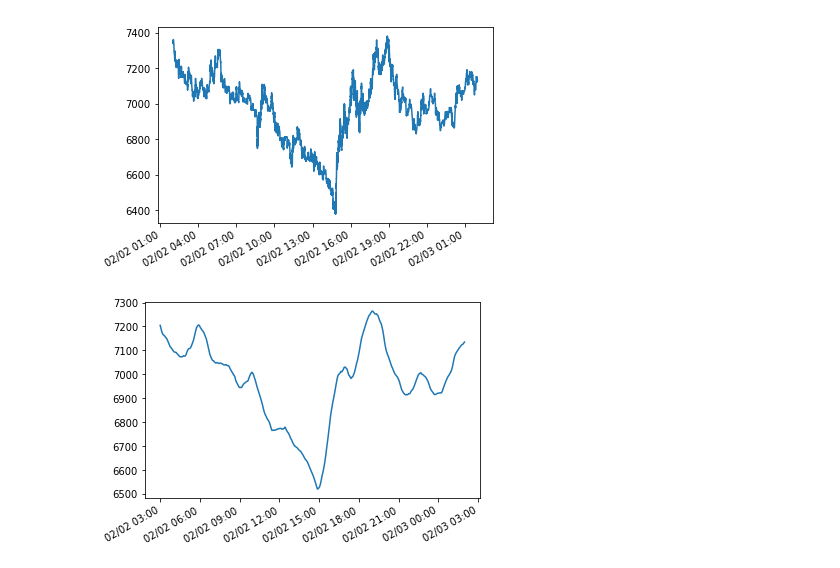
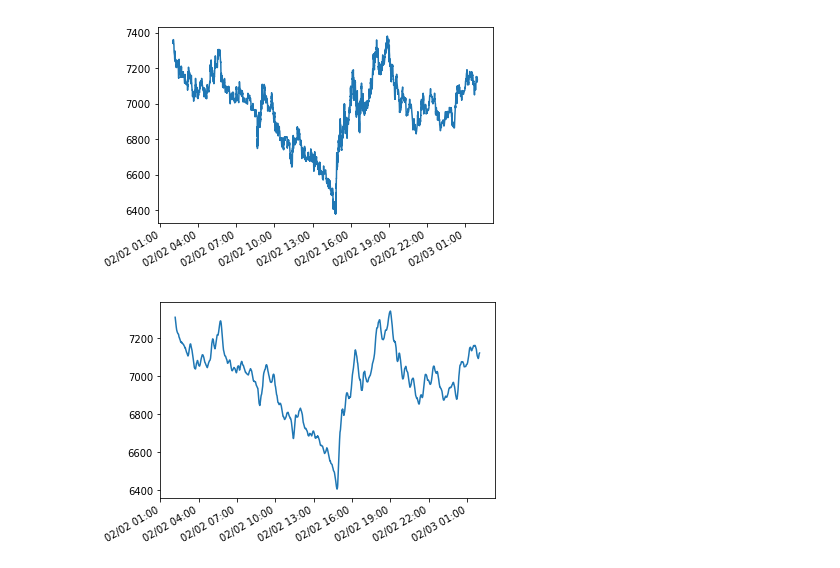
Before and after one commit to shlokKh/Crypto-Brus, a Jupyter notebook: SMANotebook.ipynb, the cells around one changed output. Saved outputs shown, nothing was run; the diff lists cells and outputs as text; code cells hidden in the pictures.

```diff
--- a/SMANotebook.ipynb
+++ b/SMANotebook.ipynb
@@ -51,9 +65,9 @@ plt.gcf().autofmt_xdate();
 # %% [output]
 [figure]
 # %%
-plt.plot(trades2.index.values, trades2['SMA-60'])
+plt.plot(trades2.index.values, trades2['SMA-10'])
 ax = plt.axes();
 ax.xaxis.set_major_formatter(myFmt);
 plt.gcf().autofmt_xdate();
 # %% [output]
-[figure, old version]
+[figure, new version]
```
Also changed, not shown: parts of 4 cells of this notebook, 1 other file.
